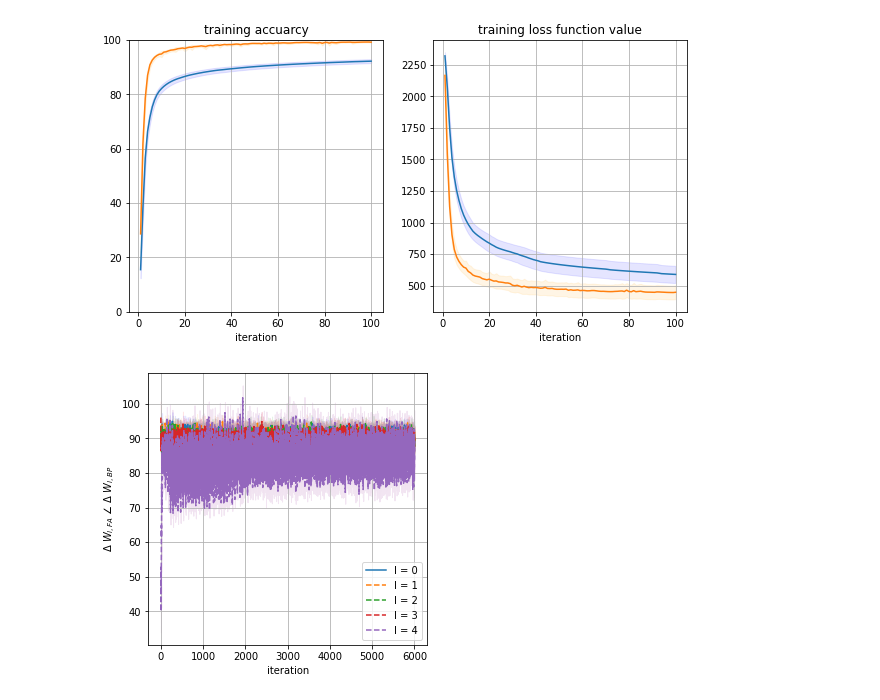
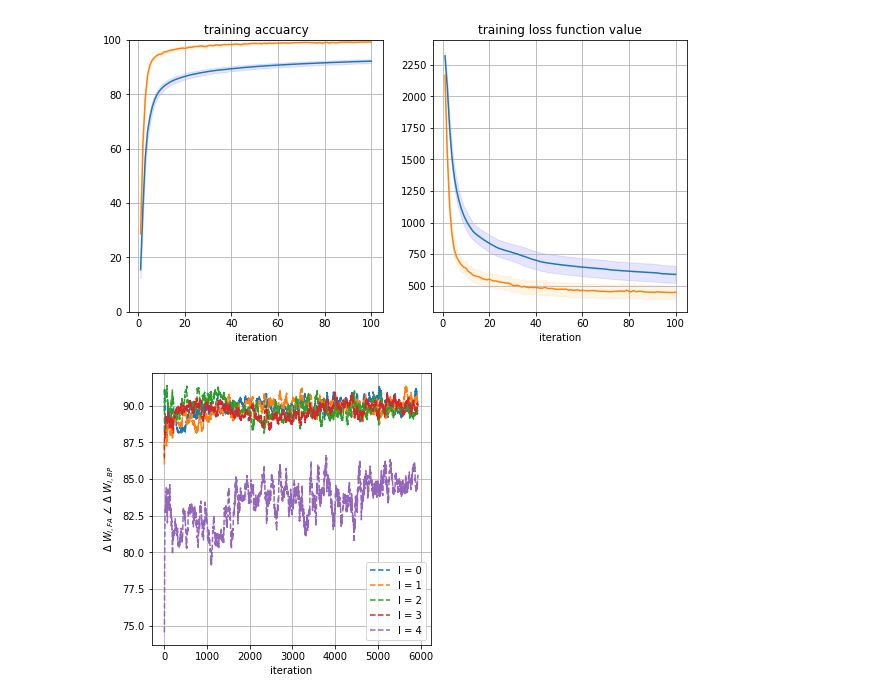
Before and after one commit to ARMINPAN/Advance-Neuroscience-FInal-Project, a Jupyter notebook: Main.ipynb, the cells around one changed output. Saved outputs shown, nothing was run; the diff lists cells and outputs as text; code cells hidden in the pictures.

```diff
--- a/Main.ipynb
+++ b/Main.ipynb
@@ -1645,7 +1644,7 @@ layer_num = 4
 im_size = 15*15
 input_layer = x_tr_norm.reshape((batch_num,batch_size,im_size))
 epoch_num = 100
-run_num = 10
+run_num = 1
 
 
 accuracy_training_bp = torch.zeros((run_num,batch_num,epoch_num), device=dev)
@@ -1867,48 +1852,49 @@ ax[1].grid(True)
 # %%
 # plot the angle between delta w in backpropagation and feedback alignment- Fig 7C
 
+window_size = 60
 
-# plot
+
 fig, ax = plt.subplots(1,1,figsize=(5,5))
 
-ax.plot(np.arange(1,epoch_num*batch_num+1),np.mean(alignment_dw_fa_bp[:,0,:].cpu().numpy(),axis=(0)),'--')
-ax.plot(np.arange(1,epoch_num*batch_num+1),np.mean(alignment_dw_fa_bp[:,1,:].cpu().numpy(),axis=(0)),'--')
-ax.plot(np.arange(1,epoch_num*batch_num+1),np.mean(alignment_dw_fa_bp[:,2,:].cpu().numpy(),axis=(0)),'--')
-ax.plot(np.arange(1,epoch_num*batch_num+1),np.mean(alignment_dw_fa_bp[:,3,:].cpu().numpy(),axis=(0)),'--')
-ax.plot(np.arange(1,epoch_num*batch_num+1),np.mean(alignment_dw_fa_bp[:,4,:].cpu().numpy(),axis=(0)),'--')
+ax.plot(np.arange(1,epoch_num*batch_num+2-window_size),moving_avg(np.mean(alignment_dw_fa_bp[:,0,:].cpu().numpy(),axis=(0)), window_size),'--')
+ax.plot(np.arange(1,epoch_num*batch_num+2-window_size),moving_avg(np.mean(alignment_dw_fa_bp[:,1,:].cpu().numpy(),axis=(0)), window_size),'--')
+ax.plot(np.arange(1,epoch_num*batch_num+2-window_size),moving_avg(np.mean(alignment_dw_fa_bp[:,2,:].cpu().numpy(),axis=(0)), window_size),'--')
+ax.plot(np.arange(1,epoch_num*batch_num+2-window_size),moving_avg(np.mean(alignment_dw_fa_bp[:,3,:].cpu().numpy(),axis=(0)), window_size),'--')
+ax.plot(np.arange(1,epoch_num*batch_num+2-window_size),moving_avg(np.mean(alignment_dw_fa_bp[:,4,:].cpu().numpy(),axis=(0)), window_size),'--')
 
 
 
-ax.fill_between(np.arange(1,epoch_num*batch_num+1),\
-                np.mean(alignment_dw_fa_bp[:,0,:].cpu().numpy(),axis=(0))-np.std(alignment_dw_fa_bp[:,0,:].cpu().numpy(),axis=(0))/2,\
-                np.mean(alignment_dw_fa_bp[:,0,:].cpu().numpy(),axis=(0))+np.std(alignment_dw_fa_bp[:,0,:].cpu().numpy(),axis=(0))/2,\
-                color='blue', alpha=.1);
+# ax.fill_between(np.arange(1,epoch_num*batch_num+1),\
+#                 np.mean(alignment_dw_fa_bp[:,0,:].cpu().numpy(),axis=(0))-np.std(alignment_dw_fa_bp[:,0,:].cpu().numpy(),axis=(0))/2,\
+#                 np.mean(alignment_dw_fa_bp[:,0,:].cpu().numpy(),axis=(0))+np.std(alignment_dw_fa_bp[:,0,:].cpu().numpy(),axis=(0))/2,\
+#                 color='blue', alpha=.1);
 
-ax.fill_between(np.arange(1,epoch_num*batch_num+1),\
-                np.mean(alignment_dw_fa_bp[:,1,:].cpu().numpy(),axis=(0))-np.std(alignment_dw_fa_bp[:,1,:].cpu().numpy(),axis=(0))/2,\
-                np.mean(alignment_dw_fa_bp[:,1,:].cpu().numpy(),axis=(0))+np.std(alignment_dw_fa_bp[:,1,:].cpu().numpy(),axis=(0))/2,\
-                color='orange', alpha=.1);
+# ax.fill_between(np.arange(1,epoch_num*batch_num+1),\
+#                 np.mean(alignment_dw_fa_bp[:,1,:].cpu().numpy(),axis=(0))-np.std(alignment_dw_fa_bp[:,1,:].cpu().numpy(),axis=(0))/2,\
+#                 np.mean(alignment_dw_fa_bp[:,1,:].cpu().numpy(),axis=(0))+np.std(alignment_dw_fa_bp[:,1,:].cpu().numpy(),axis=(0))/2,\
+#                 color='orange', alpha=.1);
 
-ax.fill_between(np.arange(1,epoch_num*batch_num+1),\
-                np.mean(alignment_dw_fa_bp[:,2,:].cpu().numpy(),axis=(0))-np.std(alignment_dw_fa_bp[:,2,:].cpu().numpy(),axis=(0))/2,\
-                np.mean(alignment_dw_fa_bp[:,2,:].cpu().numpy(),axis=(0))+np.std(alignment_dw_fa_bp[:,2,:].cpu().numpy(),axis=(0))/2,\
-                color='green', alpha=.1);
+# ax.fill_between(np.arange(1,epoch_num*batch_num+1),\
+#                 np.mean(alignment_dw_fa_bp[:,2,:].cpu().numpy(),axis=(0))-np.std(alignment_dw_fa_bp[:,2,:].cpu().numpy(),axis=(0))/2,\
+#                 np.mean(alignment_dw_fa_bp[:,2,:].cpu().numpy(),axis=(0))+np.std(alignment_dw_fa_bp[:,2,:].cpu().numpy(),axis=(0))/2,\
+#                 color='green', alpha=.1);
 
-ax.fill_between(np.arange(1,epoch_num*batch_num+1),\
-                np.mean(alignment_dw_fa_bp[:,3,:].cpu().numpy(),axis=(0))-np.std(alignment_dw_fa_bp[:,3,:].cpu().numpy(),axis=(0))/2,\
-                np.mean(alignment_dw_fa_bp[:,3,:].cpu().numpy(),axis=(0))+np.std(alignment_dw_fa_bp[:,3,:].cpu().numpy(),axis=(0))/2,\
-                color='red', alpha=.1);
+# ax.fill_between(np.arange(1,epoch_num*batch_num+1),\
+#                 np.mean(alignment_dw_fa_bp[:,3,:].cpu().numpy(),axis=(0))-np.std(alignment_dw_fa_bp[:,3,:].cpu().numpy(),axis=(0))/2,\
+#                 np.mean(alignment_dw_fa_bp[:,3,:].cpu().numpy(),axis=(0))+np.std(alignment_dw_fa_bp[:,3,:].cpu().numpy(),axis=(0))/2,\
+#                 color='red', alpha=.1);
 
-ax.fill_between(np.arange(1,epoch_num*batch_num+1),\
-                np.mean(alignment_dw_fa_bp[:,4,:].cpu().numpy(),axis=(0))-np.std(alignment_dw_fa_bp[:,4,:].cpu().numpy(),axis=(0))/2,\
-                np.mean(alignment_dw_fa_bp[:,4,:].cpu().numpy(),axis=(0))+np.std(alignment_dw_fa_bp[:,4,:].cpu().numpy(),axis=(0))/2,\
-                color='purple', alpha=.1);
+# ax.fill_between(np.arange(1,epoch_num*batch_num+1),\
+#                 np.mean(alignment_dw_fa_bp[:,4,:].cpu().numpy(),axis=(0))-np.std(alignment_dw_fa_bp[:,4,:].cpu().numpy(),axis=(0))/2,\
+#                 np.mean(alignment_dw_fa_bp[:,4,:].cpu().numpy(),axis=(0))+np.std(alignment_dw_fa_bp[:,4,:].cpu().numpy(),axis=(0))/2,\
+#                 color='purple', alpha=.1);
 
 
 
 ax.set_ylabel(r'$\Delta$ $W_{l,FA}$ $\angle$ $\Delta$ $W_{l,BP}$')
 ax.set_xlabel('iteration')
 ax.legend(['l = 0','l = 1','l = 2','l = 3','l = 4'],loc='best')
 ax.grid(True)
 # %% [output]
-[figure, old version]
+[figure, new version]
```
Also changed, not shown: parts of 3 cells of this notebook.
